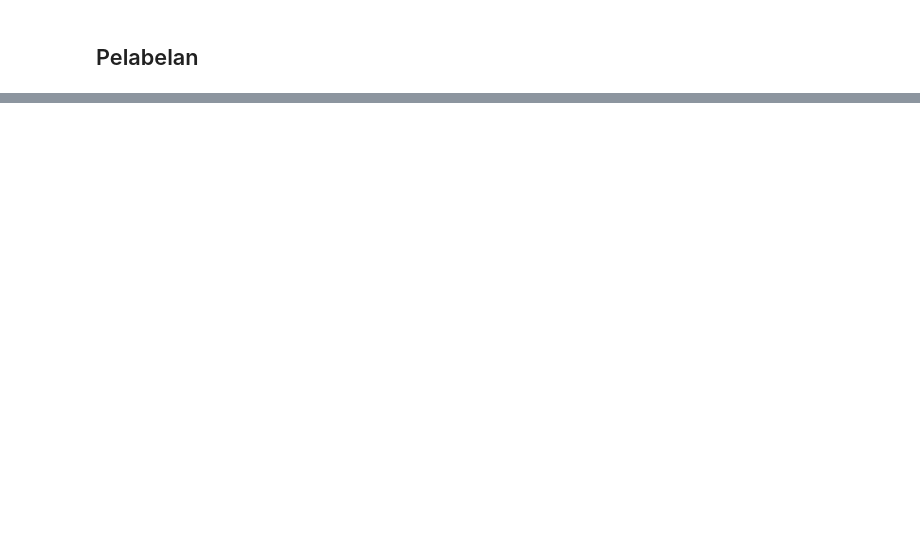
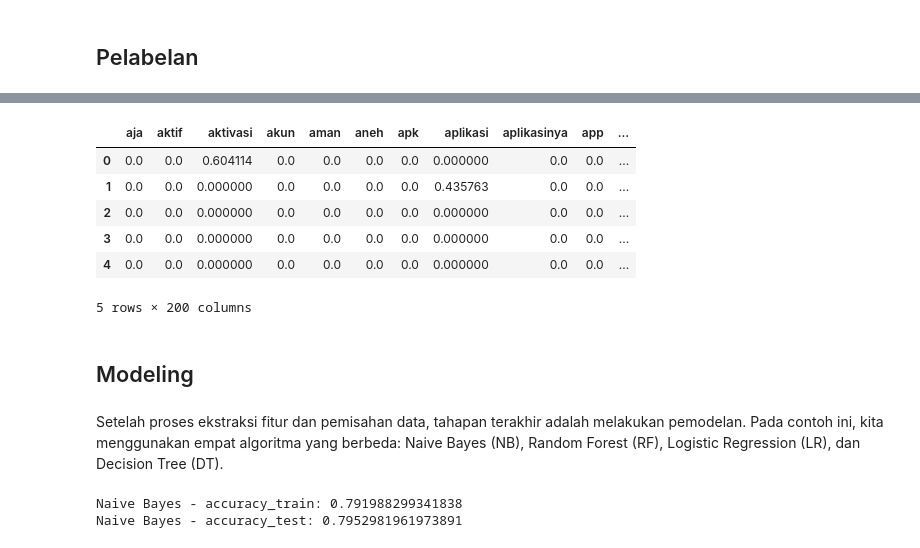
Before and after one commit to TurmaeUrsorum/repo_dicoding, a Jupyter notebook: 4. Belajar Fundamental Deep Learning/4. Natural Language Processing/NLP.ipynb, the cells around one changed output, grey strips where cells are left out. Drawn from its saved outputs; the diff is of its cells as text; code cells hidden in the pictures; blank space fills up the shorter version.

```diff
--- a/4. Belajar Fundamental Deep Learning/4. Natural Language Processing/NLP.ipynb
+++ b/4. Belajar Fundamental Deep Learning/4. Natural Language Processing/NLP.ipynb
@@ -909,0 +1057,21 @@ clean_df.head()
+# %%
+from sklearn.feature_extraction.text import TfidfVectorizer
+from sklearn.model_selection import train_test_split
+
+X = clean_df['text_akhir']
+y = clean_df['polarity']
+
+X_train, X_test, y_train, y_test = train_test_split(X, y, test_size=0.2, random_state=42)
+
+# Ekstraksi fitur dengan TF-IDF
+tfidf = TfidfVectorizer(max_features=200, min_df=17, max_df=0.8 )
+# Fit hanya pada training set
+X_train_tfidf = tfidf.fit_transform(X_train)
+
+# Transform test set pakai vocab & IDF dari training
+X_test_tfidf = tfidf.transform(X_test)
+# %%
+features_train_df = pd.DataFrame(
+    X_train_tfidf.toarray(),
+    columns=tfidf.get_feature_names_out()
+)
@@ -909,0 +1083,14 @@ clean_df.head()
+# %%
+features_train_df.head()
+# %% [output]
+|  | aja | aktif | aktivasi | akun | aman | aneh | apk | aplikasi | aplikasinya | app | ... |
+| 0 | 0.0 | 0.0 | 0.604114 | 0.0 | 0.0 | 0.0 | 0.0 | 0.000000 | 0.0 | 0.0 | ... |
+| 1 | 0.0 | 0.0 | 0.000000 | 0.0 | 0.0 | 0.0 | 0.0 | 0.435763 | 0.0 | 0.0 | ... |
+| 2 | 0.0 | 0.0 | 0.000000 | 0.0 | 0.0 | 0.0 | 0.0 | 0.000000 | 0.0 | 0.0 | ... |
+| 3 | 0.0 | 0.0 | 0.000000 | 0.0 | 0.0 | 0.0 | 0.0 | 0.000000 | 0.0 | 0.0 | ... |
+| 4 | 0.0 | 0.0 | 0.000000 | 0.0 | 0.0 | 0.0 | 0.0 | 0.000000 | 0.0 | 0.0 | ... |
+5 rows × 200 columns
+# %% [markdown]
+## Modeling
+# %% [markdown]
+Setelah proses ekstraksi fitur dan pemisahan data, tahapan terakhir adalah melakukan pemodelan. Pada contoh ini, kita menggunakan empat algoritma yang berbeda: Naive Bayes (NB), Random Forest (RF), Logistic Regression (LR), dan Decision Tree (DT).
@@ -909,0 +1103,23 @@ clean_df.head()
+# %%
+from sklearn.naive_bayes import BernoulliNB
+
+# Membuat objek model Naive Bayes (Bernoulli Naive Bayes)
+naive_bayes = BernoulliNB()
+
+# Melatih model Naive Bayes pada data pelatihan
+naive_bayes.fit(features_train_df.values, y_train_enc)
+
+# Prediksi sentimen pada data pelatihan dan data uji
+y_pred_train_nb = naive_bayes.predict(features_train_df.values)
+y_pred_test_nb = naive_bayes.predict(features_test_df.values)
+
+# Evaluasi akurasi model Naive Bayes
+accuracy_train_nb = accuracy_score(y_pred_train_nb, y_train_enc)
+accuracy_test_nb = accuracy_score(y_pred_test_nb, y_test_enc)
+
+# Menampilkan akurasi
+print('Naive Bayes - accuracy_train:', accuracy_train_nb)
+print('Naive Bayes - accuracy_test:', accuracy_test_nb)
+# %% [output]
+Naive Bayes - accuracy_train: 0.791988299341838
+Naive Bayes - accuracy_test: 0.7952981961973891
```
Also changed, not shown: parts of 21 cells of this notebook.
